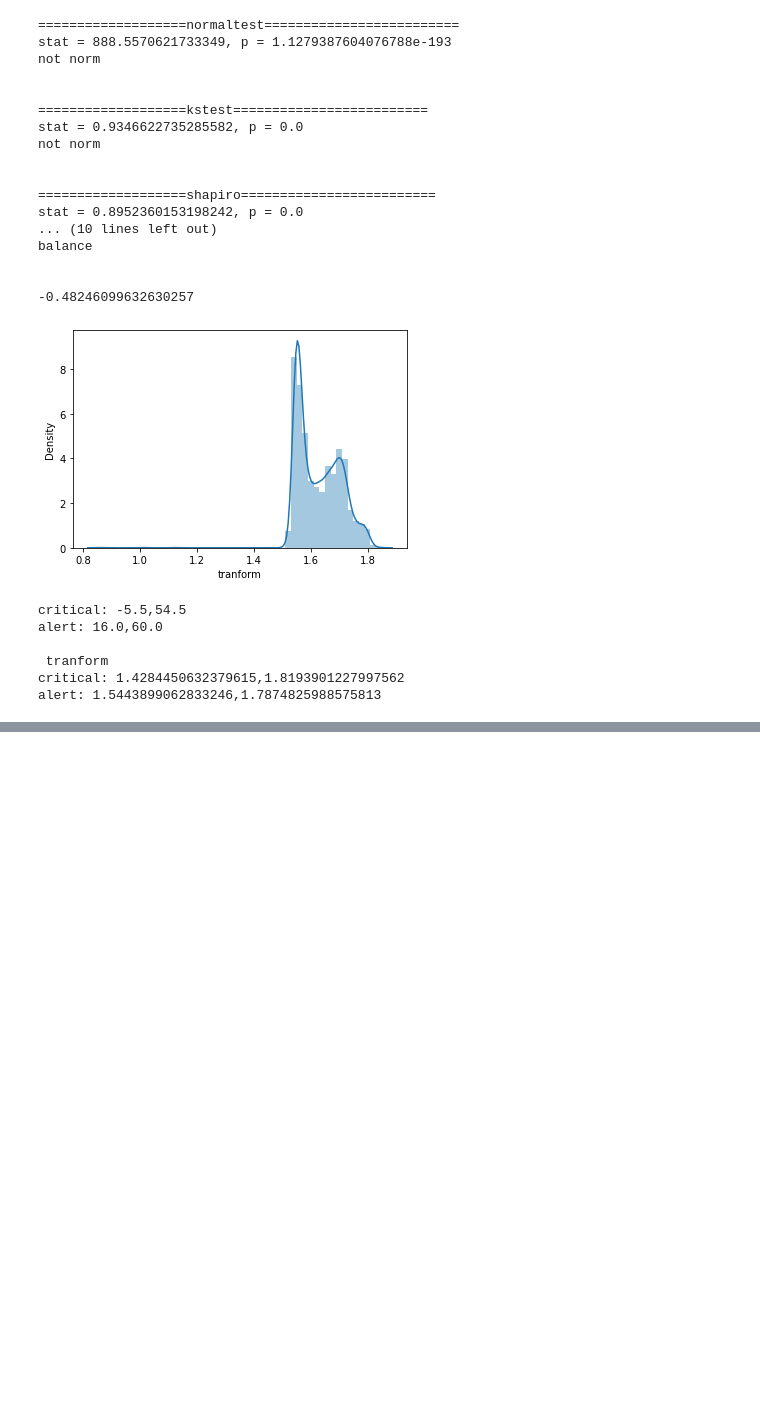
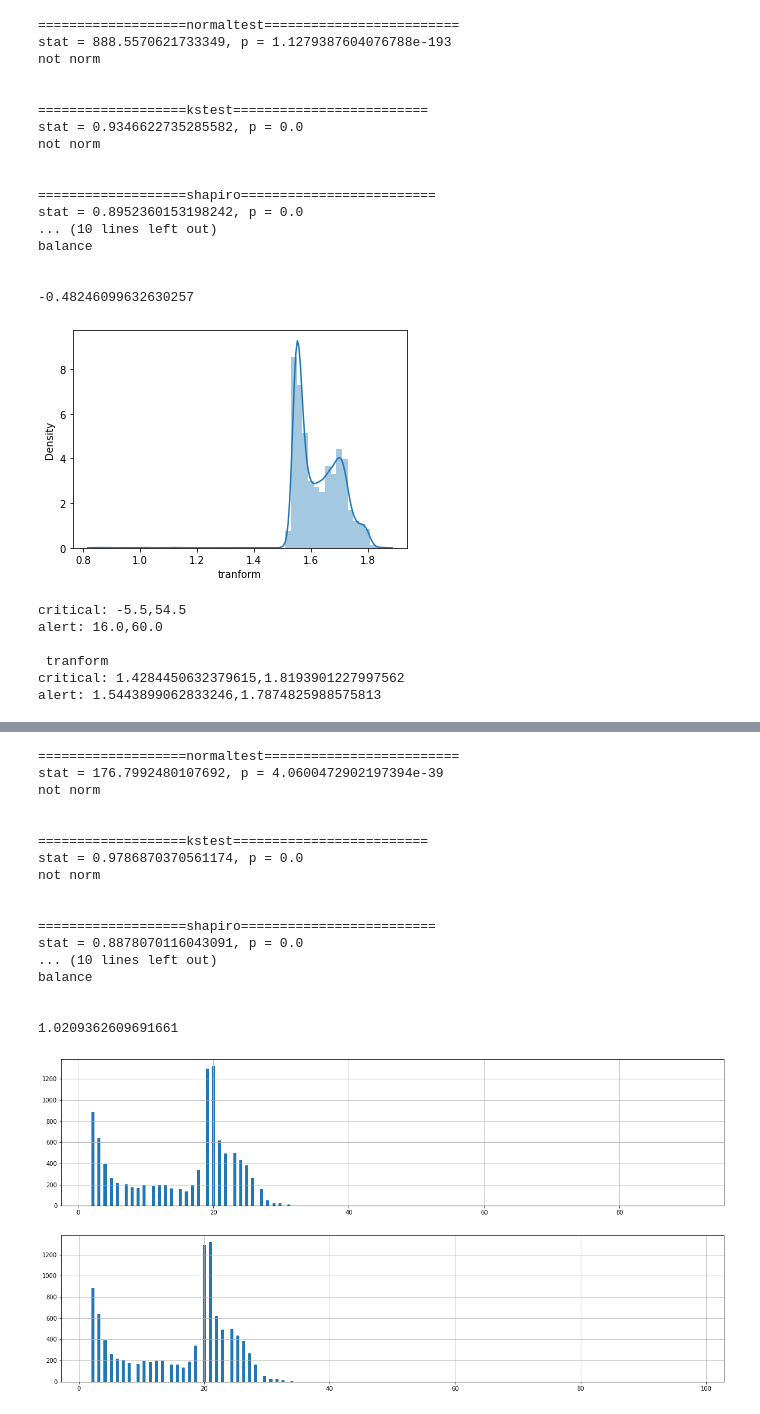
Before and after one commit to kimlolipop/stat-predictive, a Jupyter notebook: stat.ipynb, the cells around one changed output, grey strips where cells are left out. Cells and saved outputs as stored; diff of their text form; code cells hidden in the pictures; blank space fills up the shorter version.

Commit message:
add func yeojohnson for production

```diff
--- a/stat.ipynb
+++ b/stat.ipynb
@@ -442,0 +566,32 @@ not balance
+# %%
+from scipy import stats
+df_focus['tranform'], lamda = stats.yeojohnson(df_focus[focus])
+# df_focus['tranform'], lamda = stats.boxcox(df_focus[focus])
+# df_focus['tranform'] =  1/df_focus[focus]
+
+# df_focus['tranform'], lamda = stats.boxcox(df_focus['tranform'])
+
+# df_focus['tranform'] = np.log10(df_focus[focus])
+# df_focus['tranform'] = -1/np.sqrt(df_focus[focus])
+# df_focus['tranform'].hist(bins = 50)
+stat_check(df_focus)
+print(lamda)
+# %% [output]
+===================normaltest=========================
+stat = 176.7992480107692, p = 4.0600472902197394e-39
+not norm
+
+
+===================kstest=========================
+stat = 0.9786870370561174, p = 0.0
+not norm
+
+
+===================shapiro=========================
+stat = 0.8878070116043091, p = 0.0
+... (10 lines left out)
+balance
+
+
+1.0209362609691661
+[figure, added]
```
Also changed, not shown: parts of 12 cells of this notebook, 3 other files.
